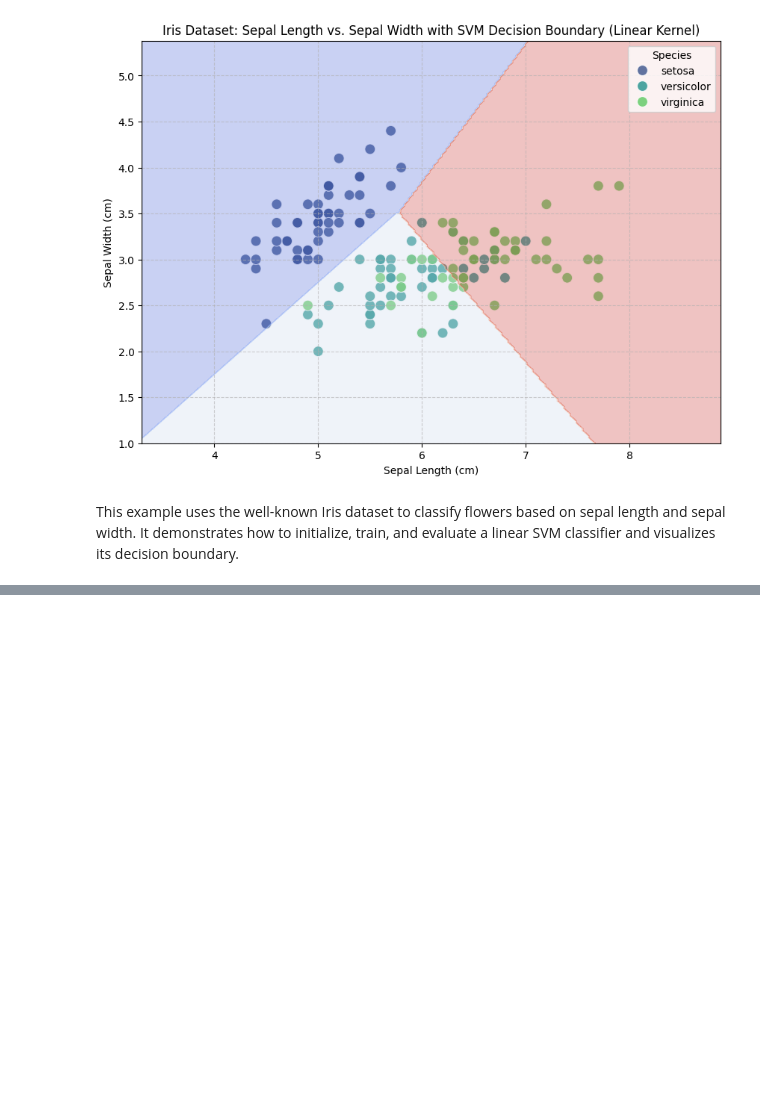
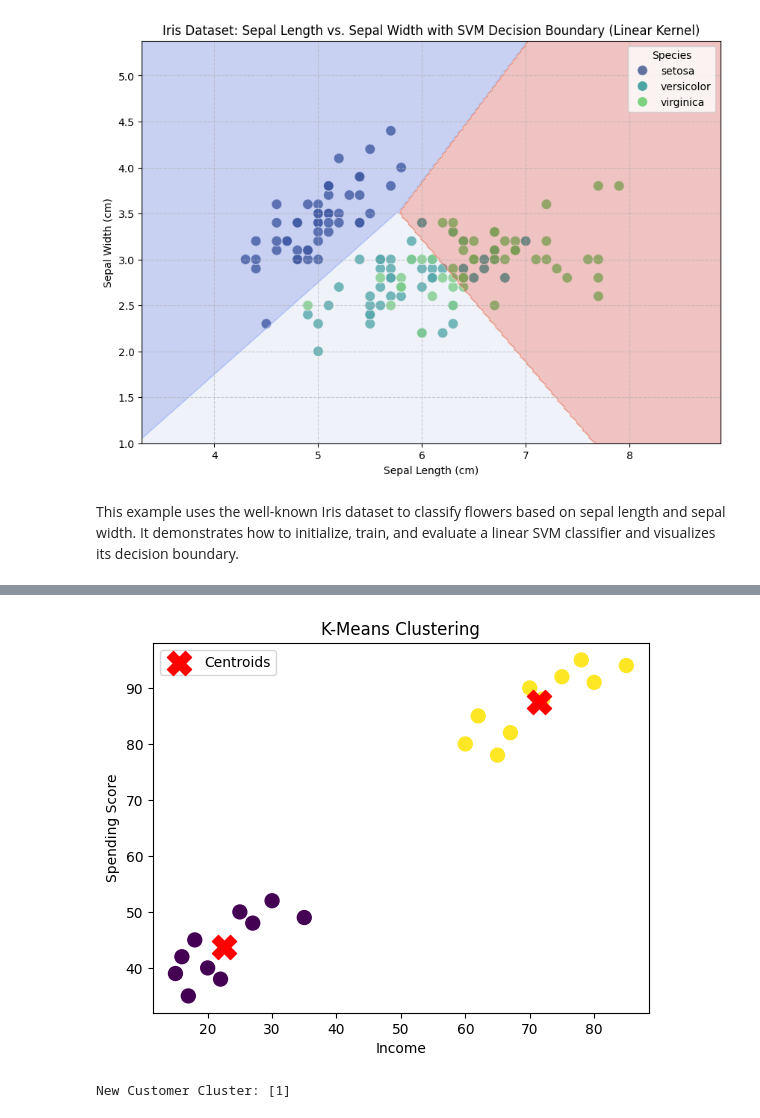
Before and after one commit to Aniketyadav29/Data-Science-Tutorial, a Jupyter notebook: Module_7_Algorithm.ipynb, the cells around one changed output, grey strips where cells are left out. Drawn from its saved outputs; the diff is of its cells as text; code cells hidden in the pictures; blank space fills up the shorter version.

```diff
--- a/Module_7_Algorithm.ipynb
+++ b/Module_7_Algorithm.ipynb
@@ -290,0 +386,70 @@ This example uses the well-known Iris dataset to classify flowers based on sepal
+# %%
+import pandas as pd
+import matplotlib.pyplot as plt
+from sklearn.cluster import KMeans
+
+# Dataset
+data = {
+    "Income": [15,16,17,18,20,22,25,27,30,35,
+               60,62,65,67,70,72,75,78,80,85],
+
+    "Spending": [39,42,35,45,40,38,50,48,52,49,
+                 80,85,78,82,90,88,92,95,91,94]
+}
+
+df = pd.DataFrame(data)
+
+# Features
+X = df[["Income","Spending"]]
+
+# Create Model
+model = KMeans(
+    n_clusters=2,
+    random_state=42
+)
+
+# Train Model
+model.fit(X)
+
+# Predict Clusters
+clusters = model.predict(X)
+
+# Add Cluster Column
+df["Cluster"] = clusters
+
+print(df)
+
+# Cluster Centers
+print("Centroids:")
+print(model.cluster_centers_)
+
+# Visualization
+plt.scatter(
+    df["Income"],
+    df["Spending"],
+    c=df["Cluster"],
+    cmap="viridis",
+    s=100
+)
+
+plt.scatter(
+    model.cluster_centers_[:,0],
+    model.cluster_centers_[:,1],
+    color="red",
+    marker="X",
+    s=300,
+    label="Centroids"
+)
+
+plt.xlabel("Income")
+plt.ylabel("Spending Score")
+plt.title("K-Means Clustering")
+plt.legend()
+plt.show()
+
+# New Prediction
+new_customer = [[68,86]]
+prediction = model.predict(new_customer)
+
+print("New Customer Cluster:", prediction)
+# %% [output]
@@ -290,0 +473,2 @@ This example uses the well-known Iris dataset to classify flowers based on sepal
+[figure, added]
+New Customer Cluster: [1]
```
Also changed, not shown: parts of 7 cells of this notebook.
